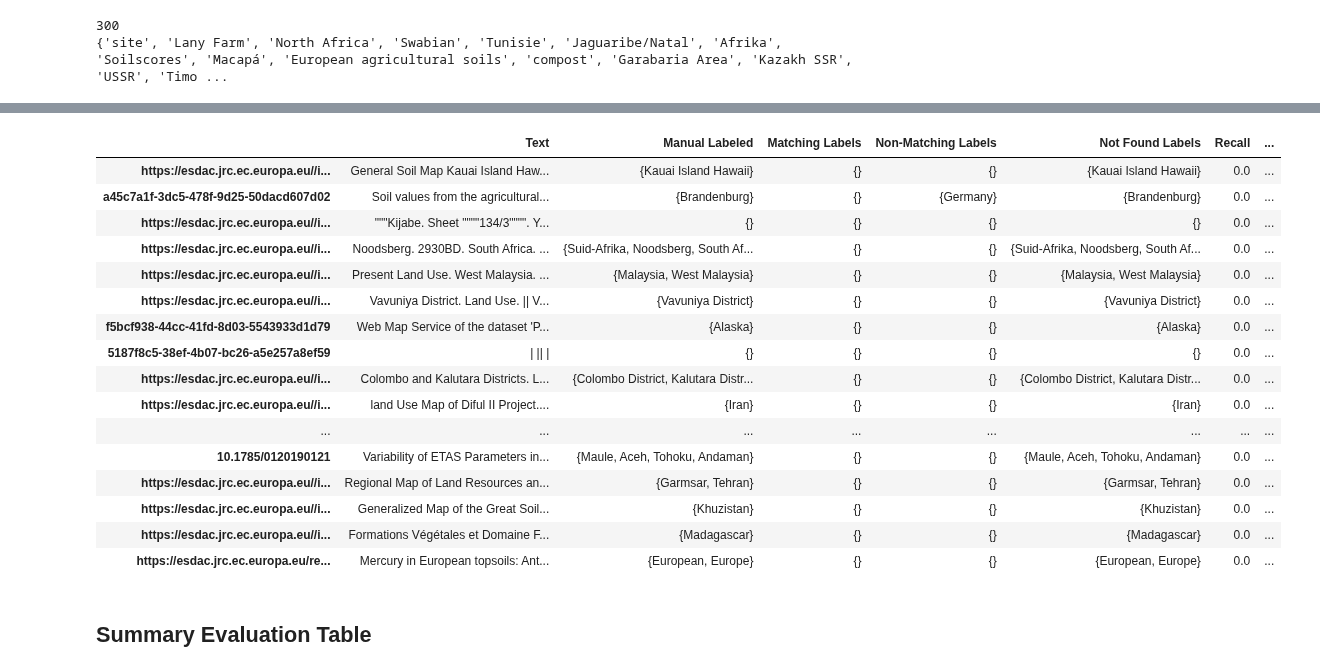
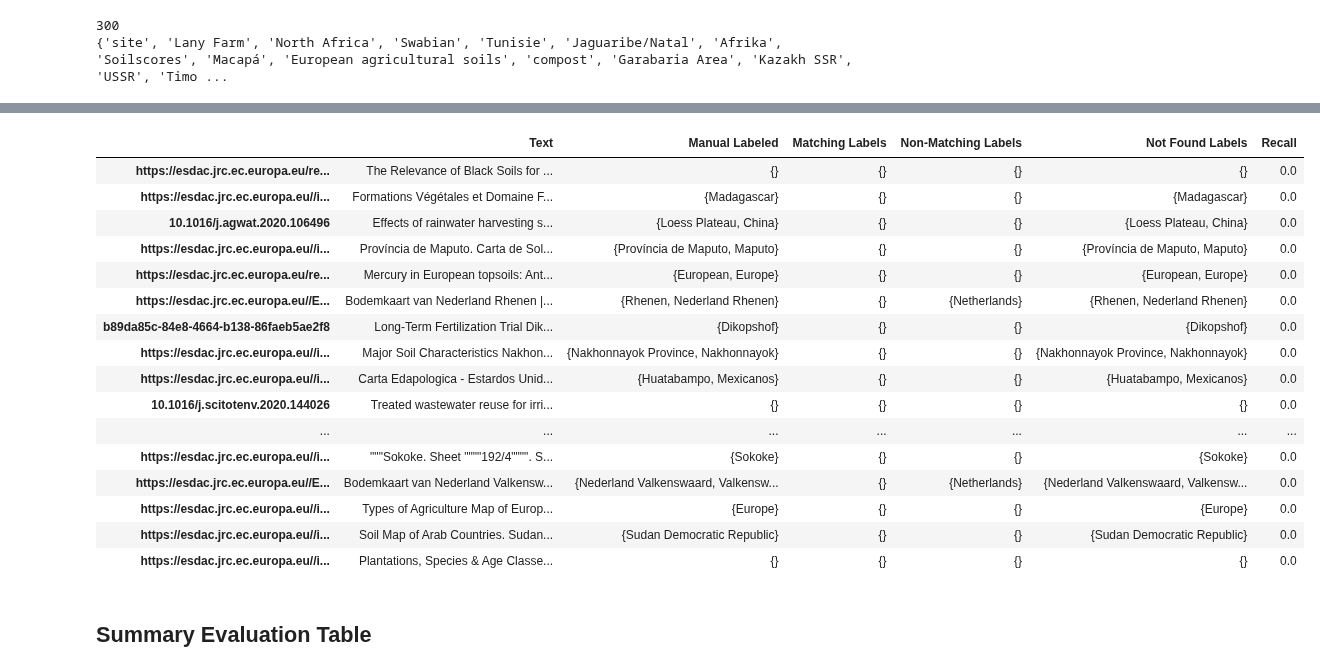
Before and after one commit to soilwise-he/metadata-augmentation, a Jupyter notebook: NER augmentation/Sandbox_Arena.ipynb, the cells around one changed output, grey strips where cells are left out. Cells and saved outputs as stored; diff of their text form; code cells hidden in the pictures.

```diff
--- a/NER augmentation/Sandbox_Arena.ipynb
+++ b/NER augmentation/Sandbox_Arena.ipynb
@@ -547,23 +437,23 @@ Be cautious when filtering: if a label could plausibly represent a specific, map
 
 Additionally, if a label is not directly mappable but can be slightly modified to match a specific location (e.g., "West Germany" to "Germany" or "London Area" to "London"), return a dictionary of these changes, where the original label is the key and the modified, mappable location is the value."""
 # %%
-assisstant_message_1= """
+assisstant_message= """
 EXAMPLE:
-    Text: {'soil,Belgium,creek,street,West-Vlaanderen,river,Wetland,Lucerne,Pays de la Loire,F4,Rijnland-Palts'}
+    Text: {'soil,Belgium,creek,street,West-Vlaanderen,river,Wetland,Lucerne,Pays de la Loire,F4,Rijnland-Palts,London Area'}
     {
         "delineatable": ["Belgium","West-Vlaanderen","Lucerne","Pays de la Loire","Rijnland-Palts"],
         "Non-delineatable": ["soil","creek","river","Wetland","F4"]
     }
 """
-assisstant_message_2= """
-EXAMPLE:
-    Text: {'soil,Belgium,creek,street,West-Vlaanderen,river,Wetland,Lucerne,Pays de la Loire,F4,Rijnland-Palts,London Area'}
-    {
-        "delineatable": ["Belgium","West-Vlaanderen","Lucerne","Pays de la Loire","Rijnland-Palts","London"],
-        "Non-delineatable": ["soil","creek","river","Wetland","F4"],
-        "changes":{"London Area":"London"}
-    }
-"""
+# assisstant_message= """
+# EXAMPLE:
+#     Text: {'soil,Belgium,creek,street,West-Vlaanderen,river,Wetland,Lucerne,Pays de la Loire,F4,Rijnland-Palts'}
+#     {
+#         "delineatable": ["Belgium","West-Vlaanderen","Lucerne","Pays de la Loire","Rijnland-Palts","London"],
+#         "Non-delineatable": ["soil","creek","river","Wetland","F4"],
+#         "changes":{"London Area":"London"}
+#     }
+# """
 # %%
 def user_message(text):
     return f"""
@@ -572,7 +462,7 @@ TASK:
 """
 # %%
 @retry(wait=wait_random_exponential(min=1, max=10), stop=stop_after_attempt(5))
-def run_openai_task_filter(text, system_message,assisstant_message):
+def run_openai_task_filter(text):
     messages = [
           {"role": "system", "content": system_message},
           {"role": "assistant", "content": assisstant_message},
@@ -580,11 +470,10 @@ def run_openai_task_filter(text, system_message,assisstant_message):
       ]
 
     response = openai.chat.completions.create(
-        temperature=0,
         model=OPENAI_MODEL,
         messages=messages,
     )
 
     return {"model_response": response}
 # %%
-result_hybrid = run_openai_task_filter(All_response, system_message_1, assisstant_message_1)
+result_hybrid = run_openai_task_filter(All_response)
@@ -686,3 +515,0 @@ cleaned_hybrid_dict = {key: value.intersection(ok_entities) for key, value in sL
-# %%
-eval_Hybrid = eval_test(labeled_dataset,cleaned_hybrid_dict,return_table=True)
-{print(f"{k}: {v}") for k, v in eval_Hybrid.items() if k != 'evaluation table'}
@@ -701,26 +516,23 @@ recall area: 0.4871166943051461
-# %%
-merged_dict = {**eval_Hybrid, **eval_Hybrid_geo}
-merged_evaluation_table = pd.concat([eval_Hybrid['evaluation table'], eval_Hybrid_geo['evaluation table']], axis=1)
-merged_dict['evaluation table'] = merged_evaluation_table
-Global_eval['Hybrid_2']=merged_dict
-Global_eval['Hybrid_2']['evaluation table'].sort_values(by=['Recall'])[:20]
-# %% [output]
-|  | Text | Manual Labeled | Matching Labels | Non-Matching Labels | Not Found Labels | Recall | ... |
-| https://esdac.jrc.ec.europa.eu//i... | General Soil Map Kauai Island Haw... | {Kauai Island Hawaii} | {} | {} | {Kauai Island Hawaii} | 0.0 | ... |
-| a45c7a1f-3dc5-478f-9d25-50dacd607d02 | Soil values from the agricultural... | {Brandenburg} | {} | {Germany} | {Brandenburg} | 0.0 | ... |
-| https://esdac.jrc.ec.europa.eu//i... | """Kijabe. Sheet """"134/3"""". Y... | {} | {} | {} | {} | 0.0 | ... |
-| https://esdac.jrc.ec.europa.eu//i... | Noodsberg. 2930BD. South Africa. ... | {Suid-Afrika, Noodsberg, South Af... | {} | {} | {Suid-Afrika, Noodsberg, South Af... | 0.0 | ... |
-| https://esdac.jrc.ec.europa.eu//i... | Present Land Use. West Malaysia. ... | {Malaysia, West Malaysia} | {} | {} | {Malaysia, West Malaysia} | 0.0 | ... |
-| https://esdac.jrc.ec.europa.eu//i... | Vavuniya District. Land Use. || V... | {Vavuniya District} | {} | {} | {Vavuniya District} | 0.0 | ... |
-| f5bcf938-44cc-41fd-8d03-5543933d1d79 | Web Map Service of the dataset 'P... | {Alaska} | {} | {} | {Alaska} | 0.0 | ... |
-| 5187f8c5-38ef-4b07-bc26-a5e257a8ef59 | | || | | {} | {} | {} | {} | 0.0 | ... |
-| https://esdac.jrc.ec.europa.eu//i... | Colombo and Kalutara Districts. L... | {Colombo District, Kalutara Distr... | {} | {} | {Colombo District, Kalutara Distr... | 0.0 | ... |
-| https://esdac.jrc.ec.europa.eu//i... | land Use Map of Diful II Project.... | {Iran} | {} | {} | {Iran} | 0.0 | ... |
-| ... | ... | ... | ... | ... | ... | ... | ... |
-| 10.1785/0120190121 | Variability of ETAS Parameters in... | {Maule, Aceh, Tohoku, Andaman} | {} | {} | {Maule, Aceh, Tohoku, Andaman} | 0.0 | ... |
-| https://esdac.jrc.ec.europa.eu//i... | Regional Map of Land Resources an... | {Garmsar, Tehran} | {} | {} | {Garmsar, Tehran} | 0.0 | ... |
-| https://esdac.jrc.ec.europa.eu//i... | Generalized Map of the Great Soil... | {Khuzistan} | {} | {} | {Khuzistan} | 0.0 | ... |
-| https://esdac.jrc.ec.europa.eu//i... | Formations Végétales et Domaine F... | {Madagascar} | {} | {} | {Madagascar} | 0.0 | ... |
-| https://esdac.jrc.ec.europa.eu/re... | Mercury in European topsoils: Ant... | {European, Europe} | {} | {} | {European, Europe} | 0.0 | ... |
+# %%
+eval_Hybrid_table = eval_Hybrid['evaluation table']
+eval_Hybrid_table.sort_values(by=['Recall'])[:20]
+# %% [output]
+|  | Text | Manual Labeled | Matching Labels | Non-Matching Labels | Not Found Labels | Recall |
+| https://esdac.jrc.ec.europa.eu/re... | The Relevance of Black Soils for ... | {} | {} | {} | {} | 0.0 |
+| https://esdac.jrc.ec.europa.eu//i... | Formations Végétales et Domaine F... | {Madagascar} | {} | {} | {Madagascar} | 0.0 |
+| 10.1016/j.agwat.2020.106496 | Effects of rainwater harvesting s... | {Loess Plateau, China} | {} | {} | {Loess Plateau, China} | 0.0 |
+| https://esdac.jrc.ec.europa.eu//i... | Província de Maputo. Carta de Sol... | {Província de Maputo, Maputo} | {} | {} | {Província de Maputo, Maputo} | 0.0 |
+| https://esdac.jrc.ec.europa.eu/re... | Mercury in European topsoils: Ant... | {European, Europe} | {} | {} | {European, Europe} | 0.0 |
+| https://esdac.jrc.ec.europa.eu//E... | Bodemkaart van Nederland Rhenen |... | {Rhenen, Nederland Rhenen} | {} | {Netherlands} | {Rhenen, Nederland Rhenen} | 0.0 |
+| b89da85c-84e8-4664-b138-86faeb5ae2f8 | Long-Term Fertilization Trial Dik... | {Dikopshof} | {} | {} | {Dikopshof} | 0.0 |
+| https://esdac.jrc.ec.europa.eu//i... | Major Soil Characteristics Nakhon... | {Nakhonnayok Province, Nakhonnayok} | {} | {} | {Nakhonnayok Province, Nakhonnayok} | 0.0 |
+| https://esdac.jrc.ec.europa.eu//i... | Carta Edapologica - Estardos Unid... | {Huatabampo, Mexicanos} | {} | {} | {Huatabampo, Mexicanos} | 0.0 |
+| 10.1016/j.scitotenv.2020.144026 | Treated wastewater reuse for irri... | {} | {} | {} | {} | 0.0 |
+| ... | ... | ... | ... | ... | ... | ... |
+| https://esdac.jrc.ec.europa.eu//i... | """Sokoke. Sheet """"192/4"""". S... | {Sokoke} | {} | {} | {Sokoke} | 0.0 |
+| https://esdac.jrc.ec.europa.eu//E... | Bodemkaart van Nederland Valkensw... | {Nederland Valkenswaard, Valkensw... | {} | {Netherlands} | {Nederland Valkenswaard, Valkensw... | 0.0 |
+| https://esdac.jrc.ec.europa.eu//i... | Types of Agriculture Map of Europ... | {Europe} | {} | {} | {Europe} | 0.0 |
+| https://esdac.jrc.ec.europa.eu//i... | Soil Map of Arab Countries. Sudan... | {Sudan Democratic Republic} | {} | {} | {Sudan Democratic Republic} | 0.0 |
+| https://esdac.jrc.ec.europa.eu//i... | Plantations, Species & Age Classe... | {} | {} | {} | {} | 0.0 |
 # %% [markdown]
 ## Summary Evaluation Table
```
Also changed, not shown: parts of 34 cells of this notebook, 1 other file.
